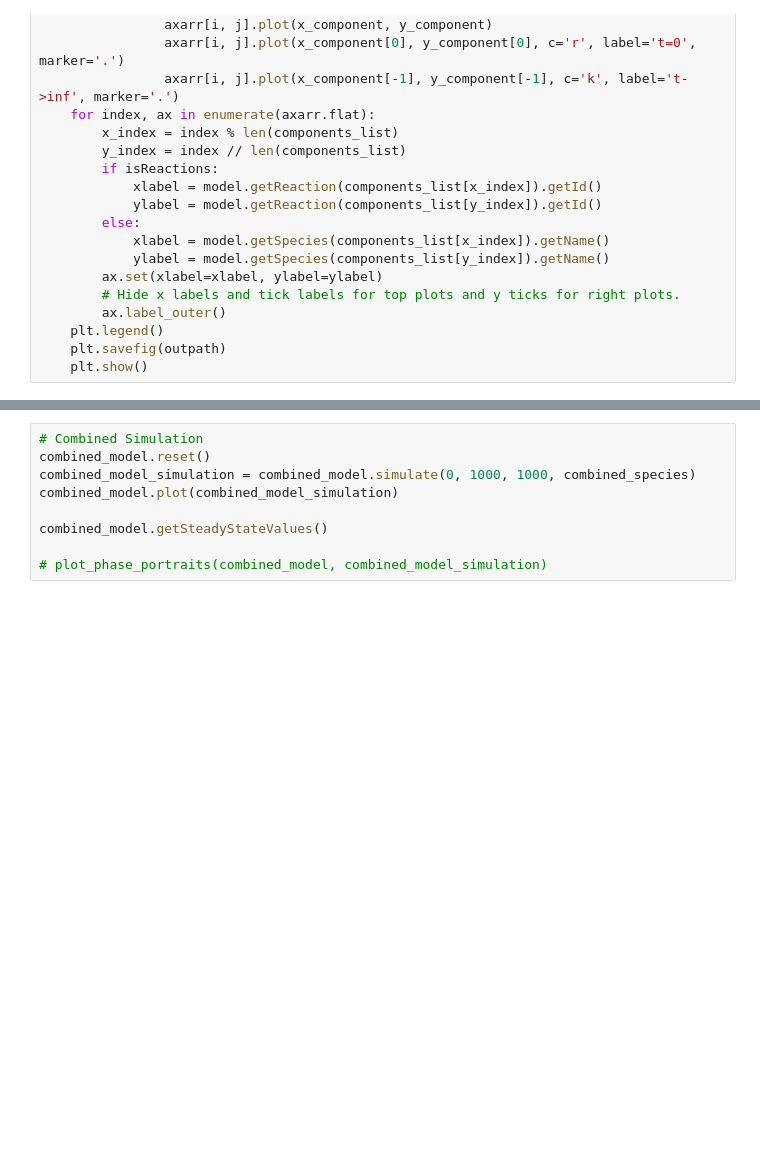
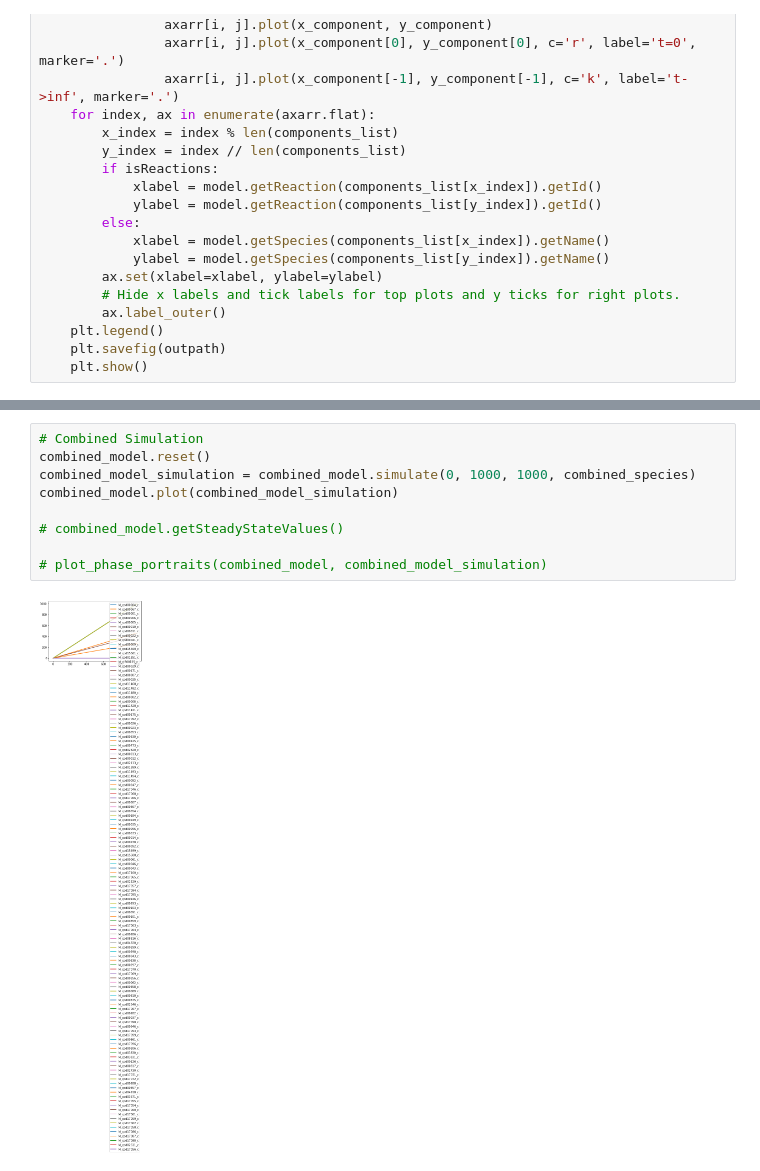
Before and after one commit to jmueller95/SystemsBiology2019, a Jupyter notebook: simulation.ipynb, the cells around one changed output, grey strips where cells are left out. Cells and saved outputs as stored; diff of their text form; blank space fills up the shorter version.

```diff
--- a/simulation.ipynb
+++ b/simulation.ipynb
@@ -186,9 +196,11 @@ lb_model.getSteadyStateValues()
 # %%
 # Combined Simulation
 combined_model.reset()
 combined_model_simulation = combined_model.simulate(0, 1000, 1000, combined_species)
 combined_model.plot(combined_model_simulation)
 
-combined_model.getSteadyStateValues()
+# combined_model.getSteadyStateValues()
 
 # plot_phase_portraits(combined_model, combined_model_simulation)
+# %% [output]
+[figure, added]
```
Also changed, not shown: parts of 4 cells of this notebook, 5 other files.
